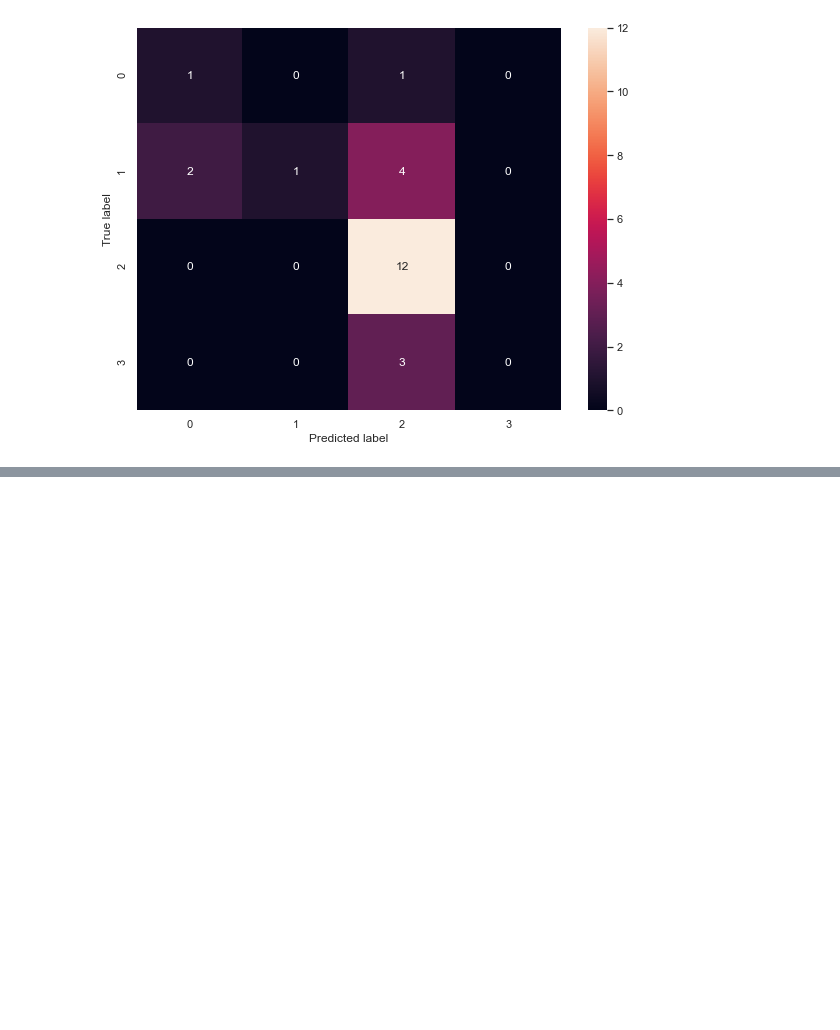
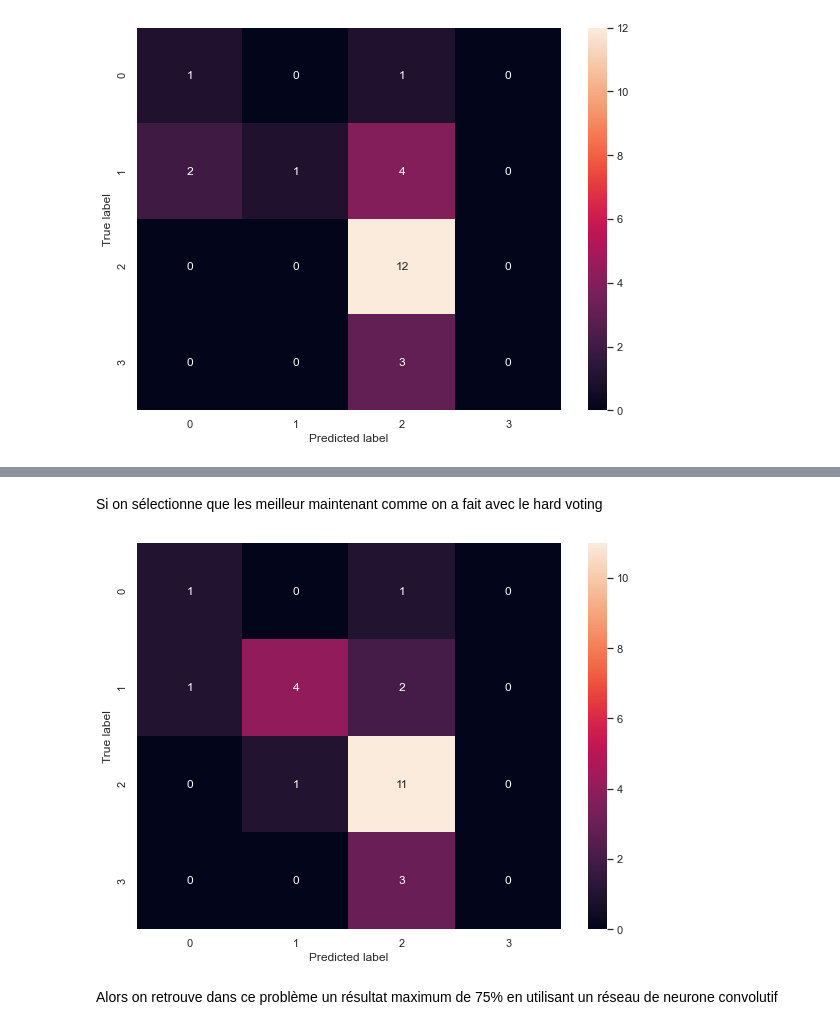
Before and after one commit to MohamedNennouche/COPD-Detection, a Jupyter notebook: COPD-one-1D-signal.ipynb, the cells around one changed output, grey strips where cells are left out. Drawn from its saved outputs; the diff is of its cells as text; code cells hidden in the pictures; blank space fills up the shorter version.

```diff
--- a/COPD-one-1D-signal.ipynb
+++ b/COPD-one-1D-signal.ipynb
@@ -765,0 +828,20 @@ plt.show()
+# %% [markdown]
+Si on sélectionne que les meilleur maintenant comme on a fait avec le hard voting
+# %%
+y_cap_tot = y_cap2 + y_cap3 + y_cap5 + y_cap6 + y_cap8
+y_cap_tot = y_cap_tot.tolist()
+y_tot = list()
+for i in range(len(y_cap_tot)) :
+    y_tot.append(np.argmax(y_cap_tot[i]))
+con_mat = tf.math.confusion_matrix(labels=labels_test, predictions=y_tot).numpy()
+sns.set_theme(style='darkgrid')
+plt.figure(figsize=(8, 6))
+sns.heatmap(con_mat, annot=True)
+plt.tight_layout()
+plt.ylabel('True label')
+plt.xlabel('Predicted label')
+plt.show()
+# %% [output]
+[figure, added]
+# %% [markdown]
+Alors on retrouve dans ce problème un résultat maximum de 75% en utilisant un réseau de neurone convolutif
```
Also changed, not shown: parts of 6 cells of this notebook, 2 other files.
